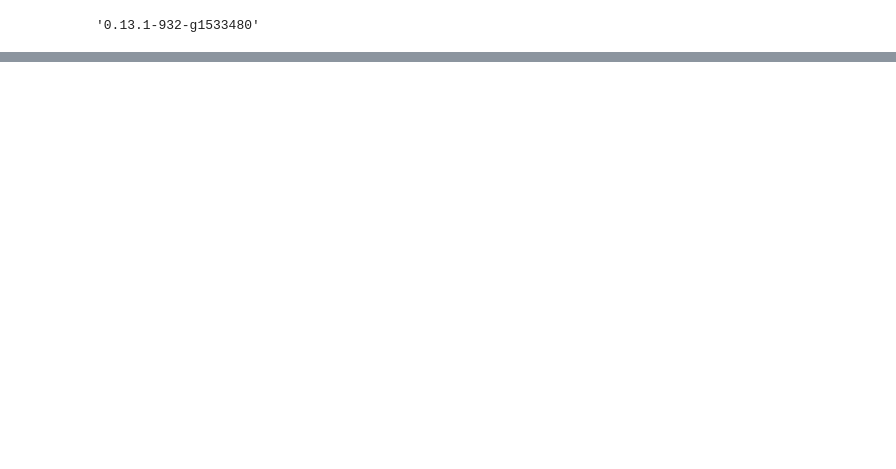
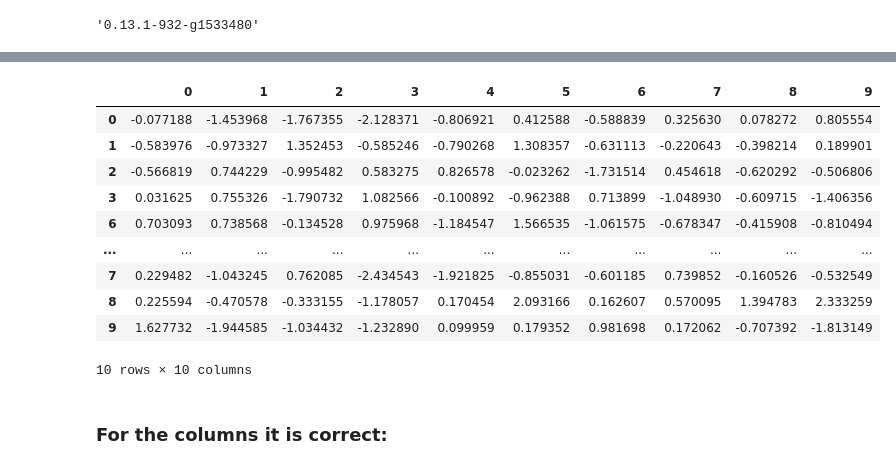
Before and after one commit to gridl/scipy_notebooks, a Jupyter notebook: pandas-pr-7086-repr_truncate_centrally.ipynb, the cells around one changed output, grey strips where cells are left out. Cells and saved outputs as stored; diff of their text form; code cells hidden in the pictures; blank space fills up the shorter version.

```diff
--- a/pandas-pr-7086-repr_truncate_centrally.ipynb
+++ b/pandas-pr-7086-repr_truncate_centrally.ipynb
@@ -34 +34,3 @@ df
 10 rows × 10 columns
+# %%
+pd.options.display.max_rows = 7
@@ -34,0 +49,18 @@ df
+# %%
+pd.options.display.max_rows = 8
+# %%
+df
+# %% [output]
+|  | 0 | 1 | 2 | 3 | 4 | 5 | 6 | 7 | 8 | 9 |
+| 0 | -0.077188 | -1.453968 | -1.767355 | -2.128371 | -0.806921 | 0.412588 | -0.588839 | 0.325630 | 0.078272 | 0.805554 |
+| 1 | -0.583976 | -0.973327 | 1.352453 | -0.585246 | -0.790268 | 1.308357 | -0.631113 | -0.220643 | -0.398214 | 0.189901 |
+| 2 | -0.566819 | 0.744229 | -0.995482 | 0.583275 | 0.826578 | -0.023262 | -1.731514 | 0.454618 | -0.620292 | -0.506806 |
+| 3 | 0.031625 | 0.755326 | -1.790732 | 1.082566 | -0.100892 | -0.962388 | 0.713899 | -1.048930 | -0.609715 | -1.406356 |
+| 6 | 0.703093 | 0.738568 | -0.134528 | 0.975968 | -1.184547 | 1.566535 | -1.061575 | -0.678347 | -0.415908 | -0.810494 |
+| ... | ... | ... | ... | ... | ... | ... | ... | ... | ... | ... |
+| 7 | 0.229482 | -1.043245 | 0.762085 | -2.434543 | -1.921825 | -0.855031 | -0.601185 | 0.739852 | -0.160526 | -0.532549 |
+| 8 | 0.225594 | -0.470578 | -0.333155 | -1.178057 | 0.170454 | 2.093166 | 0.162607 | 0.570095 | 1.394783 | 2.333259 |
+| 9 | 1.627732 | -1.944585 | -1.034432 | -1.232890 | 0.099959 | 0.179352 | 0.981698 | 0.172062 | -0.707392 | -1.813149 |
+10 rows × 10 columns
+# %% [markdown]
+### For the columns it is correct:
```
Also changed, not shown: parts of 20 cells of this notebook.
